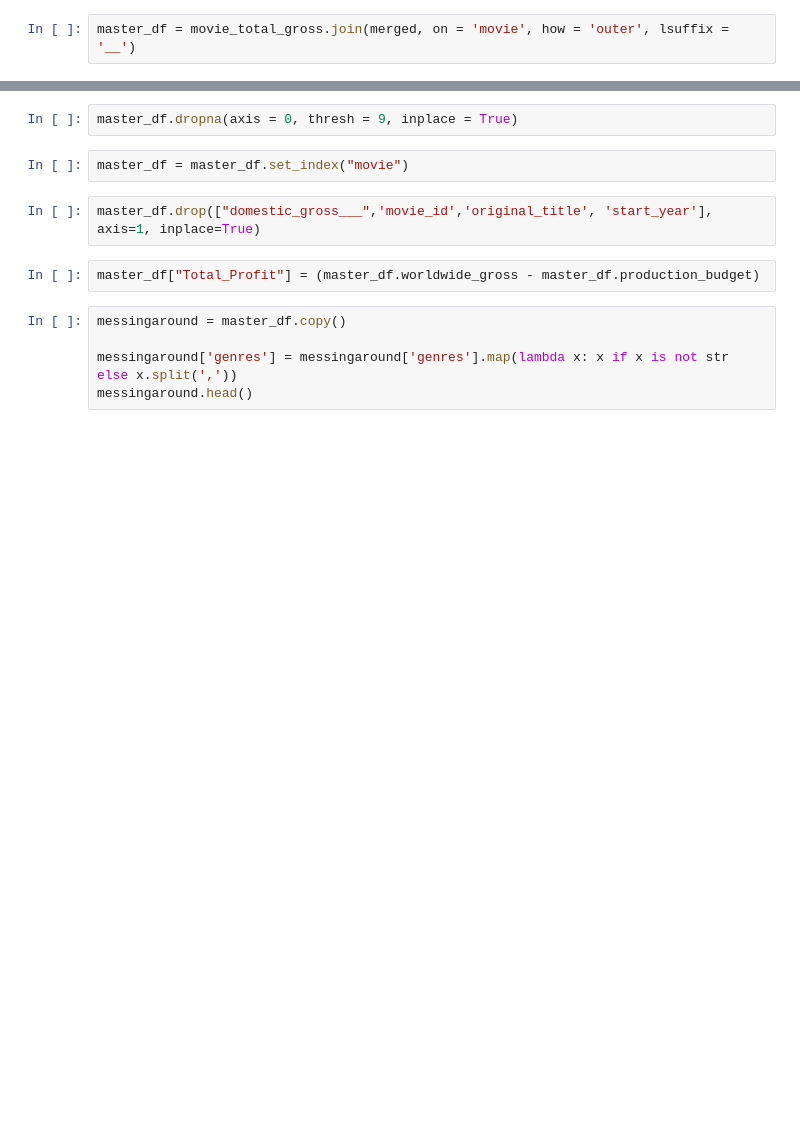
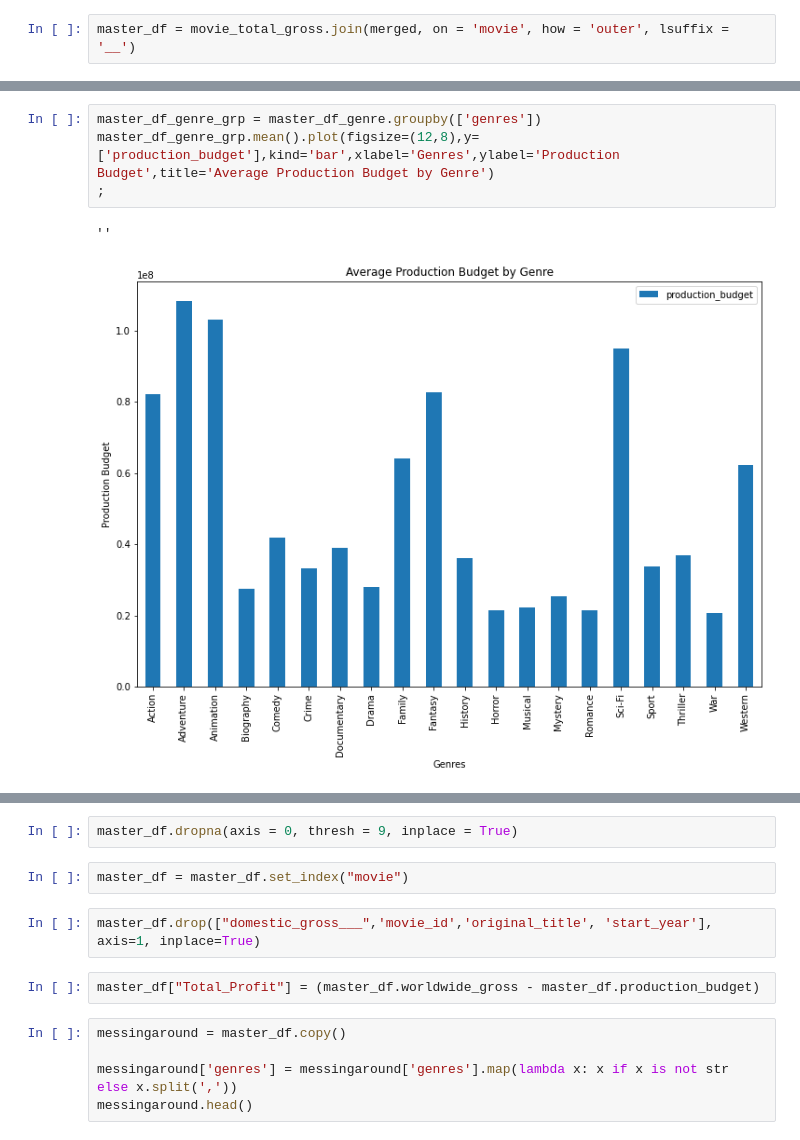
Before and after one commit to jacrivera/AI-Academy-Semester-1-Capstone-Group-5, a Jupyter notebook: Jack-Personal-Workbook.ipynb, the cells around one changed output, grey strips where cells are left out. Saved outputs shown, nothing was run; the diff lists cells and outputs as text; blank space fills up the shorter version.

```diff
--- a/Jack-Personal-Workbook.ipynb
+++ b/Jack-Personal-Workbook.ipynb
@@ -201,0 +237,7 @@ master_df = movie_total_gross.join(merged, on = 'movie', how = 'outer', lsuffix
+# %%
+master_df_genre_grp = master_df_genre.groupby(['genres'])
+master_df_genre_grp.mean().plot(figsize=(12,8),y=['production_budget'],kind='bar',xlabel='Genres',ylabel='Production Budget',title='Average Production Budget by Genre')
+;
+# %% [output]
+''
+[figure, added]
```
Also changed, not shown: parts of 15 cells of this notebook, 2 other files.
